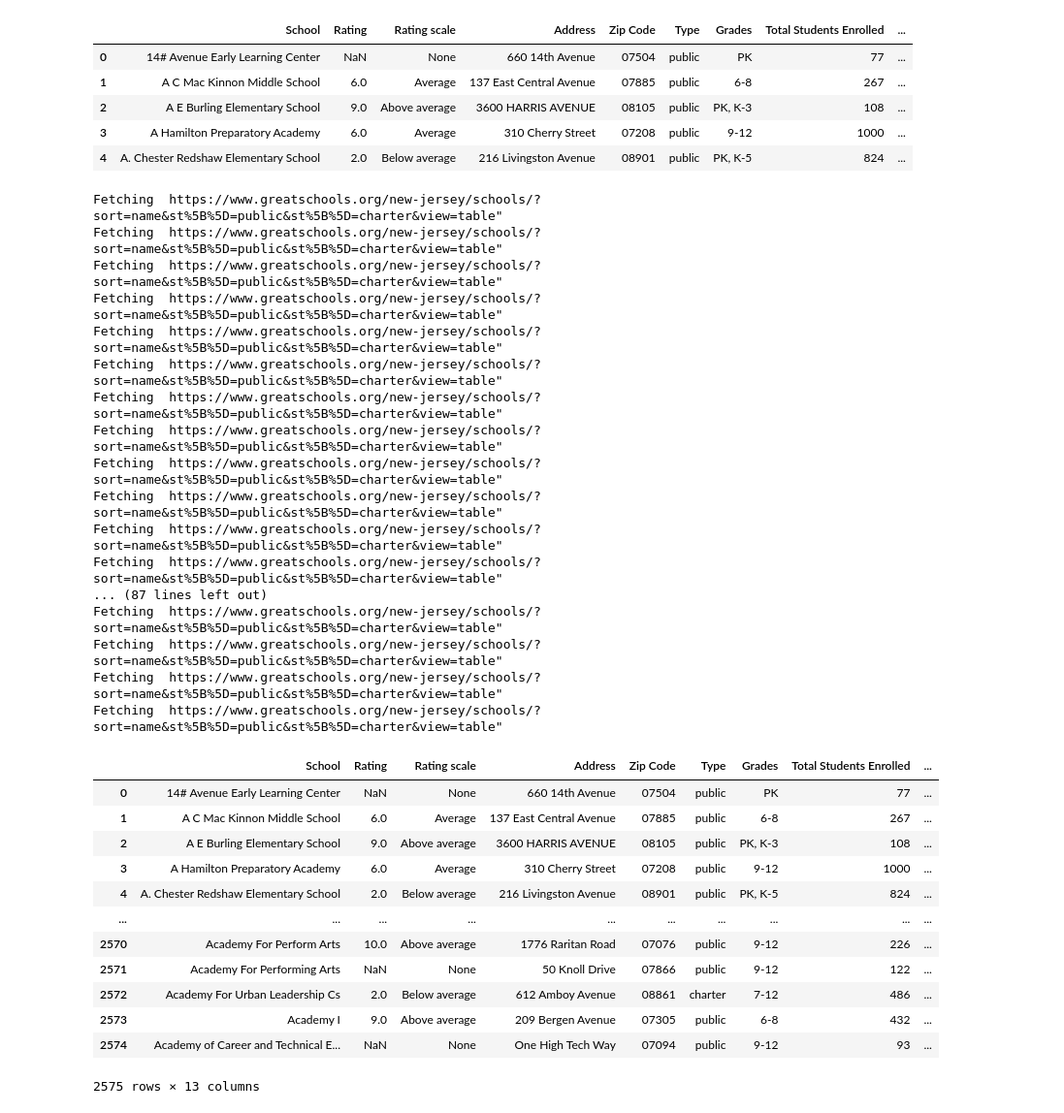
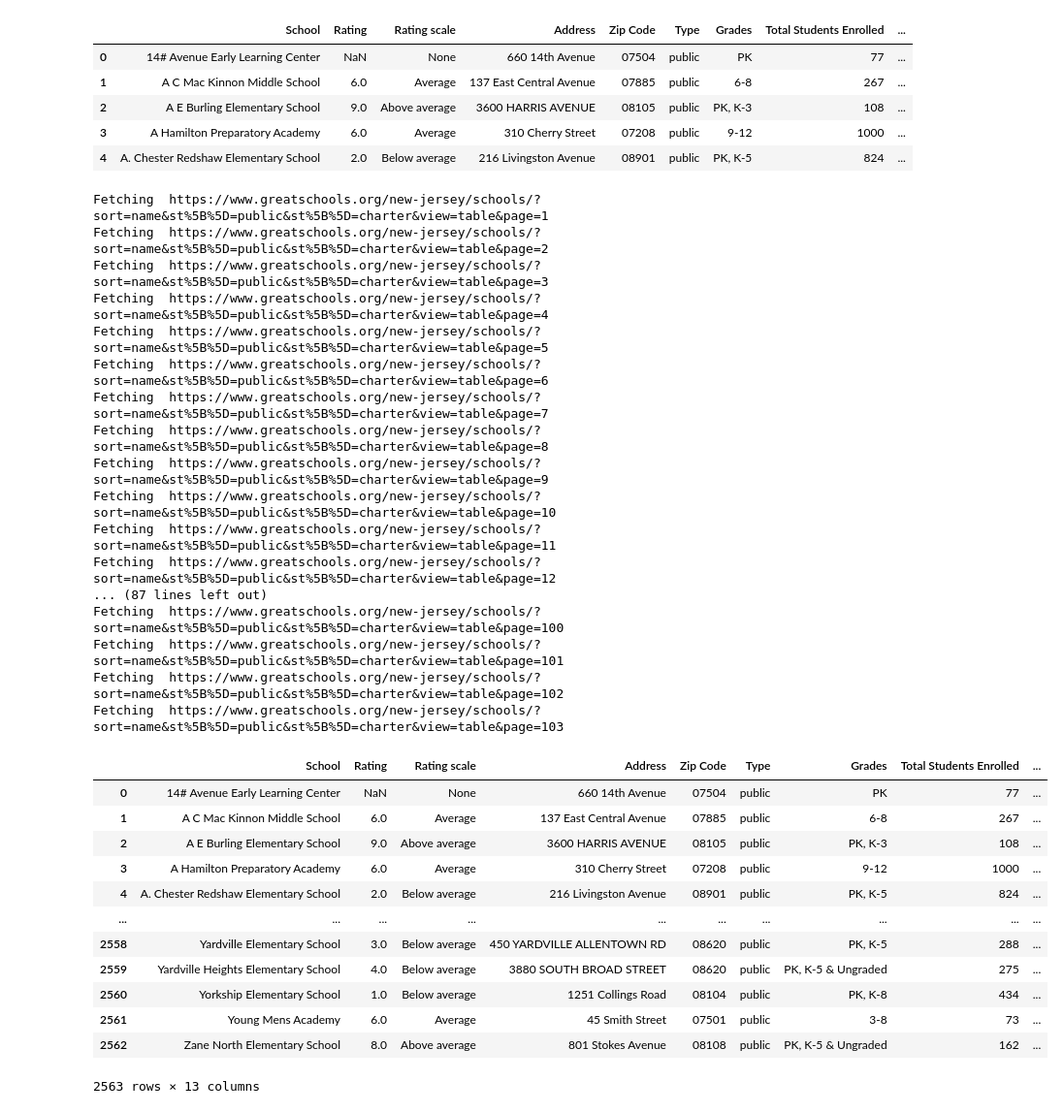
Before and after one commit to tlochan/ProjectOne, a Jupyter notebook: GreatSchools2.ipynb, the cells around one changed output. Shown at 97% size. Drawn from its saved outputs; the diff is of its cells as text; code cells hidden in the pictures.

```diff
--- a/GreatSchools2.ipynb
+++ b/GreatSchools2.ipynb
@@ -77,9 +78,12 @@ records = []
 
 while page < 103:
     page += 1
-    url = 'https://www.greatschools.org/new-jersey/schools/?sort=name&st%5B%5D=public&st%5B%5D=charter&view=table"'.format(page)
+    url = f'https://www.greatschools.org/new-jersey/schools/?sort=name&st%5B%5D=public&st%5B%5D=charter&view=table&page={page}'
+    print("Fetching ", url)
 
-    print("Fetching ", url)
+
+
+    #print("Fetching ", url)
 
     page_response = requests.get(url)
     jsonStr = re.search(r'gon.search=(.*?);', page_response.text).group(1)
@@ -103,55 +107,55 @@ while page < 103:
                             'District': school['districtName'],
                             'URL': school['links']['profile']
                             })
         except KeyError:
             records.append({
                             'School': school['name'],
                             'Rating': school['rating'],
                             'Rating scale': school['ratingScale'],
                             'Address': school['address']['street1'],
                             'Zip Code': school['address']['zip'],
                             'Type': school['schoolType'],
                             'Grades': school['gradeLevels'],
                             'Total Students Enrolled': school['enrollment'],
                             'PercentLowIncome': school['percentLowIncome'],
                             'Ethnicity': school['ethnicityInfo'],
                             'Students per teacher': 'N/A',
                             'District': school['districtName'],
                             'URL': school['links']['profile']
                             })
 
 pd.DataFrame(records)
 # %% [output]
-Fetching  https://www.greatschools.org/new-jersey/schools/?sort=name&st%5B%5D=public&st%5B%5D=charter&view=table"
-Fetching  https://www.greatschools.org/new-jersey/schools/?sort=name&st%5B%5D=public&st%5B%5D=charter&view=table"
-Fetching  https://www.greatschools.org/new-jersey/schools/?sort=name&st%5B%5D=public&st%5B%5D=charter&view=table"
-Fetching  https://www.greatschools.org/new-jersey/schools/?sort=name&st%5B%5D=public&st%5B%5D=charter&view=table"
-Fetching  https://www.greatschools.org/new-jersey/schools/?sort=name&st%5B%5D=public&st%5B%5D=charter&view=table"
-Fetching  https://www.greatschools.org/new-jersey/schools/?sort=name&st%5B%5D=public&st%5B%5D=charter&view=table"
-Fetching  https://www.greatschools.org/new-jersey/schools/?sort=name&st%5B%5D=public&st%5B%5D=charter&view=table"
-Fetching  https://www.greatschools.org/new-jersey/schools/?sort=name&st%5B%5D=public&st%5B%5D=charter&view=table"
-Fetching  https://www.greatschools.org/new-jersey/schools/?sort=name&st%5B%5D=public&st%5B%5D=charter&view=table"
-Fetching  https://www.greatschools.org/new-jersey/schools/?sort=name&st%5B%5D=public&st%5B%5D=charter&view=table"
-Fetching  https://www.greatschools.org/new-jersey/schools/?sort=name&st%5B%5D=public&st%5B%5D=charter&view=table"
-Fetching  https://www.greatschools.org/new-jersey/schools/?sort=name&st%5B%5D=public&st%5B%5D=charter&view=table"
+Fetching  https://www.greatschools.org/new-jersey/schools/?sort=name&st%5B%5D=public&st%5B%5D=charter&view=table&page=1
+Fetching  https://www.greatschools.org/new-jersey/schools/?sort=name&st%5B%5D=public&st%5B%5D=charter&view=table&page=2
+Fetching  https://www.greatschools.org/new-jersey/schools/?sort=name&st%5B%5D=public&st%5B%5D=charter&view=table&page=3
+Fetching  https://www.greatschools.org/new-jersey/schools/?sort=name&st%5B%5D=public&st%5B%5D=charter&view=table&page=4
+Fetching  https://www.greatschools.org/new-jersey/schools/?sort=name&st%5B%5D=public&st%5B%5D=charter&view=table&page=5
+Fetching  https://www.greatschools.org/new-jersey/schools/?sort=name&st%5B%5D=public&st%5B%5D=charter&view=table&page=6
+Fetching  https://www.greatschools.org/new-jersey/schools/?sort=name&st%5B%5D=public&st%5B%5D=charter&view=table&page=7
+Fetching  https://www.greatschools.org/new-jersey/schools/?sort=name&st%5B%5D=public&st%5B%5D=charter&view=table&page=8
+Fetching  https://www.greatschools.org/new-jersey/schools/?sort=name&st%5B%5D=public&st%5B%5D=charter&view=table&page=9
+Fetching  https://www.greatschools.org/new-jersey/schools/?sort=name&st%5B%5D=public&st%5B%5D=charter&view=table&page=10
+Fetching  https://www.greatschools.org/new-jersey/schools/?sort=name&st%5B%5D=public&st%5B%5D=charter&view=table&page=11
+Fetching  https://www.greatschools.org/new-jersey/schools/?sort=name&st%5B%5D=public&st%5B%5D=charter&view=table&page=12
 ... (87 lines left out)
-Fetching  https://www.greatschools.org/new-jersey/schools/?sort=name&st%5B%5D=public&st%5B%5D=charter&view=table"
-Fetching  https://www.greatschools.org/new-jersey/schools/?sort=name&st%5B%5D=public&st%5B%5D=charter&view=table"
-Fetching  https://www.greatschools.org/new-jersey/schools/?sort=name&st%5B%5D=public&st%5B%5D=charter&view=table"
-Fetching  https://www.greatschools.org/new-jersey/schools/?sort=name&st%5B%5D=public&st%5B%5D=charter&view=table"
+Fetching  https://www.greatschools.org/new-jersey/schools/?sort=name&st%5B%5D=public&st%5B%5D=charter&view=table&page=100
+Fetching  https://www.greatschools.org/new-jersey/schools/?sort=name&st%5B%5D=public&st%5B%5D=charter&view=table&page=101
+Fetching  https://www.greatschools.org/new-jersey/schools/?sort=name&st%5B%5D=public&st%5B%5D=charter&view=table&page=102
+Fetching  https://www.greatschools.org/new-jersey/schools/?sort=name&st%5B%5D=public&st%5B%5D=charter&view=table&page=103
 |  | School | Rating | Rating scale | Address | Zip Code | Type | Grades | Total Students Enrolled | ... |
 | 0 | 14# Avenue Early Learning Center | NaN | None | 660 14th Avenue | 07504 | public | PK | 77 | ... |
 | 1 | A C Mac Kinnon Middle School | 6.0 | Average | 137 East Central Avenue | 07885 | public | 6-8 | 267 | ... |
 | 2 | A E Burling Elementary School | 9.0 | Above average | 3600 HARRIS AVENUE | 08105 | public | PK, K-3 | 108 | ... |
 | 3 | A Hamilton Preparatory Academy | 6.0 | Average | 310 Cherry Street | 07208 | public | 9-12 | 1000 | ... |
 | 4 | A. Chester Redshaw Elementary School | 2.0 | Below average | 216 Livingston Avenue | 08901 | public | PK, K-5 | 824 | ... |
 | ... | ... | ... | ... | ... | ... | ... | ... | ... | ... |
-| 2570 | Academy For Perform Arts | 10.0 | Above average | 1776 Raritan Road | 07076 | public | 9-12 | 226 | ... |
-| 2571 | Academy For Performing Arts | NaN | None | 50 Knoll Drive | 07866 | public | 9-12 | 122 | ... |
-| 2572 | Academy For Urban Leadership Cs | 2.0 | Below average | 612 Amboy Avenue | 08861 | charter | 7-12 | 486 | ... |
-| 2573 | Academy I | 9.0 | Above average | 209 Bergen Avenue | 07305 | public | 6-8 | 432 | ... |
-| 2574 | Academy of Career and Technical E... | NaN | None | One High Tech Way | 07094 | public | 9-12 | 93 | ... |
+| 2558 | Yardville Elementary School | 3.0 | Below average | 450 YARDVILLE ALLENTOWN RD | 08620 | public | PK, K-5 | 288 | ... |
+| 2559 | Yardville Heights Elementary School | 4.0 | Below average | 3880 SOUTH BROAD STREET | 08620 | public | PK, K-5 & Ungraded | 275 | ... |
+| 2560 | Yorkship Elementary School | 1.0 | Below average | 1251 Collings Road | 08104 | public | PK, K-8 | 434 | ... |
+| 2561 | Young Mens Academy | 6.0 | Average | 45 Smith Street | 07501 | public | 3-8 | 73 | ... |
+| 2562 | Zane North Elementary School | 8.0 | Above average | 801 Stokes Avenue | 08108 | public | PK, K-5 & Ungraded | 162 | ... |
-2575 rows × 13 columns
+2563 rows × 13 columns
 # %%
 
 df = pd.DataFrame(records)
```
Also changed, not shown: parts of 2 cells of this notebook.
